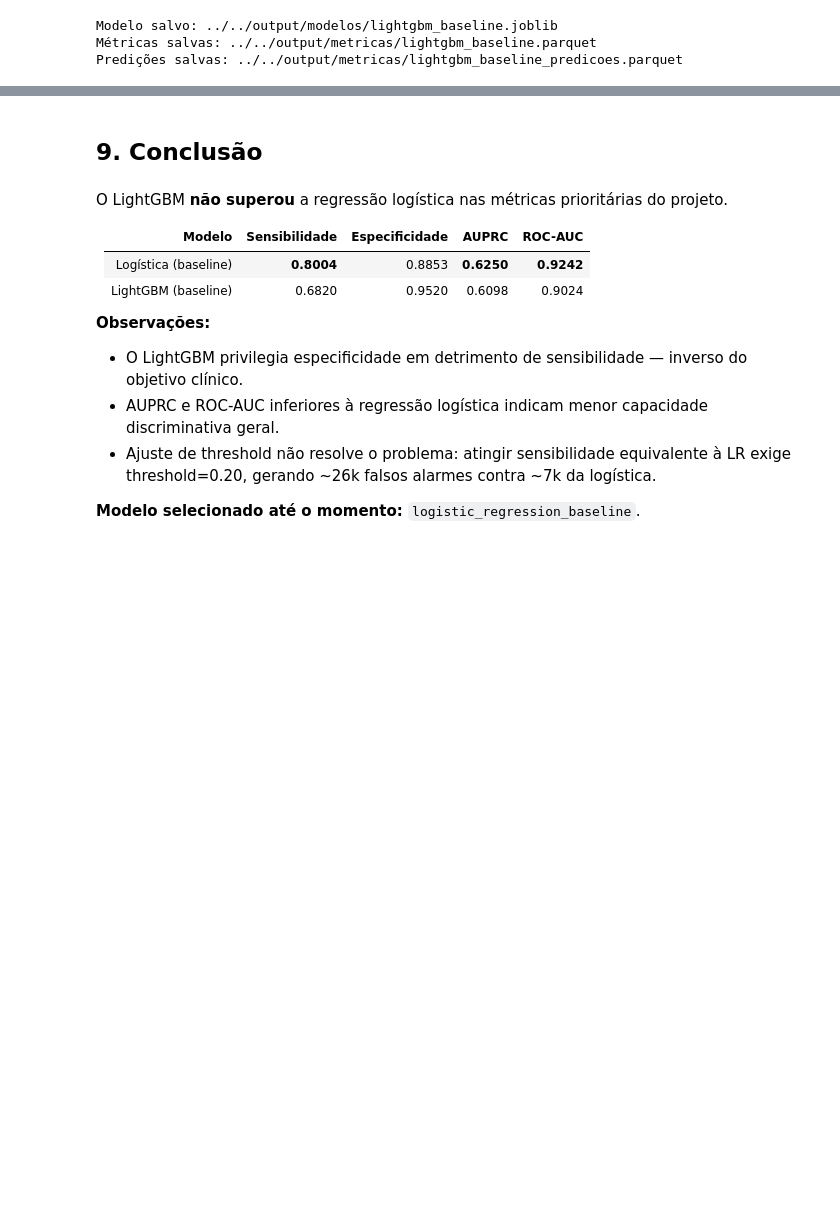
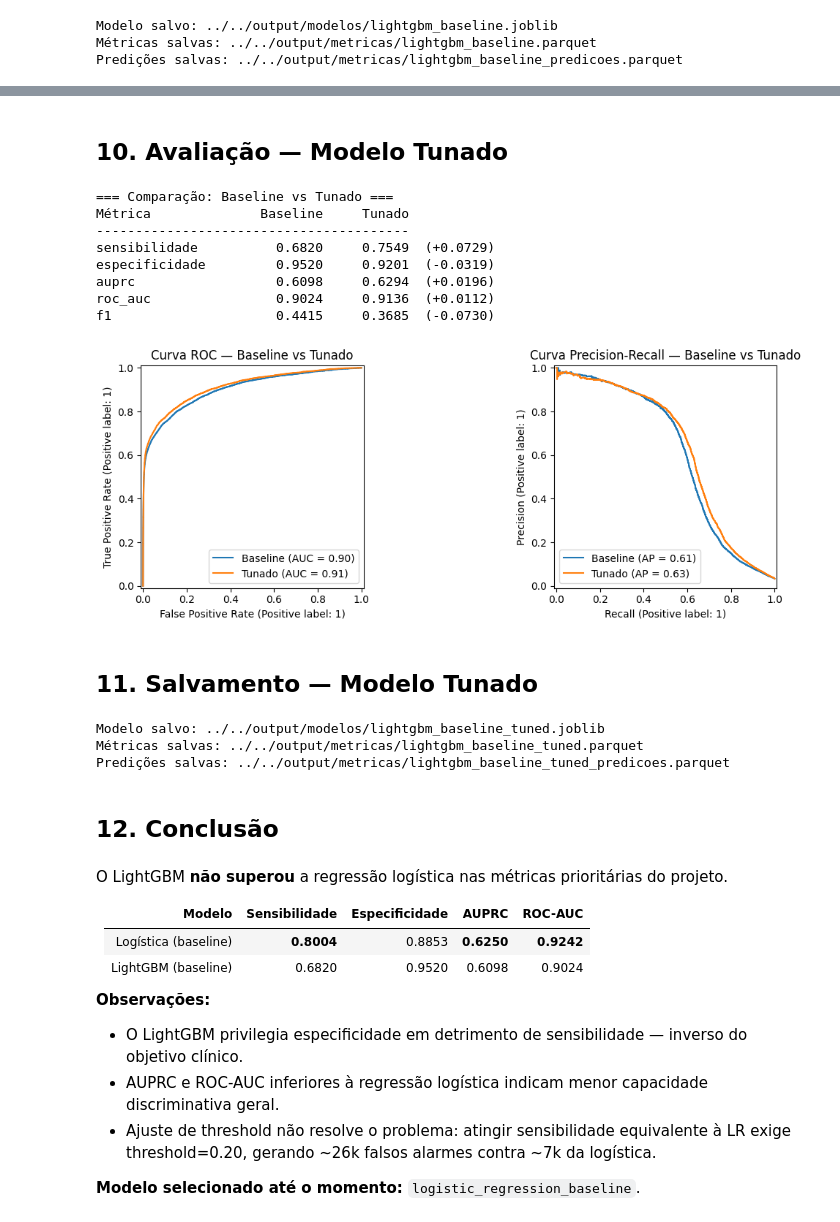
Before and after one commit to jorgedss/iris_study, a Jupyter notebook: notebooks/03_models/lightgbm.ipynb, the cells around one changed output, grey strips where cells are left out. Saved outputs shown, nothing was run; the diff lists cells and outputs as text; code cells hidden in the pictures; blank space fills up the shorter version.

```diff
--- a/notebooks/03_models/lightgbm.ipynb
+++ b/notebooks/03_models/lightgbm.ipynb
@@ -356,5 +427,70 @@ Predições salvas: ../../output/metricas/lightgbm_baseline_predicoes.parquet
+# %% [markdown]
+## 10. Avaliação — Modelo Tunado
+# %%
+pipeline_tuned = grid_search.best_estimator_
+
+proba_tuned = pipeline_tuned.predict_proba(X_test_prep)[:, 1]
+proba_tuned = proba_tuned[y_test.notna().values]
+
+metricas_tuned = calcular_metricas(y_te, proba_tuned)
+
+print('=== Comparação: Baseline vs Tunado ===')
+print(f"{'Métrica':<18} {'Baseline':>10} {'Tunado':>10}")
+print('-' * 40)
+for k in ['sensibilidade', 'especificidade', 'auprc', 'roc_auc', 'f1']:
+    v_base  = metricas[k]
+    v_tuned = metricas_tuned[k]
+    diff    = v_tuned - v_base
+    sinal   = '+' if diff >= 0 else ''
+    print(f'{k:<18} {v_base:>10.4f} {v_tuned:>10.4f}  ({sinal}{diff:.4f})')
+
+fig, axes = plt.subplots(1, 2, figsize=(12, 4))
+RocCurveDisplay.from_predictions(y_te, proba,       ax=axes[0], name='Baseline')
+RocCurveDisplay.from_predictions(y_te, proba_tuned, ax=axes[0], name='Tunado')
+axes[0].set_title('Curva ROC — Baseline vs Tunado')
+
+PrecisionRecallDisplay.from_predictions(y_te, proba,       ax=axes[1], name='Baseline')
+PrecisionRecallDisplay.from_predictions(y_te, proba_tuned, ax=axes[1], name='Tunado')
+axes[1].set_title('Curva Precision-Recall — Baseline vs Tunado')
+plt.tight_layout()
+plt.show()
+# %% [output]
+=== Comparação: Baseline vs Tunado ===
+Métrica              Baseline     Tunado
+----------------------------------------
+sensibilidade          0.6820     0.7549  (+0.0729)
+especificidade         0.9520     0.9201  (-0.0319)
+auprc                  0.6098     0.6294  (+0.0196)
+roc_auc                0.9024     0.9136  (+0.0112)
+f1                     0.4415     0.3685  (-0.0730)
+[figure, added]
+# %% [markdown]
+## 11. Salvamento — Modelo Tunado
+# %%
+DATASET_TUNED = f'{DATASET}_tuned'
+
+model_path_tuned = os.path.join(OUTPUT_MOD, f'{ALGO}_{DATASET_TUNED}.joblib')
+joblib.dump(pipeline_tuned, model_path_tuned)
+print(f'Modelo salvo: {model_path_tuned}')
+
+df_met_tuned = pd.DataFrame([metricas_tuned])
+df_met_tuned['label']       = f'{ALGO}_{DATASET_TUNED}'
+df_met_tuned['dataset']     = DATASET_TUNED
+df_met_tuned['best_params'] = str(grid_search.best_params_)
+met_path_tuned = os.path.join(OUTPUT_MET, f'{ALGO}_{DATASET_TUNED}.parquet')
+df_met_tuned.to_parquet(met_path_tuned, index=False)
+print(f'Métricas salvas: {met_path_tuned}')
+
+df_pred_tuned = pd.DataFrame({'y_true': y_te.values, 'y_proba': proba_tuned})
+pred_path_tuned = os.path.join(OUTPUT_MET, f'{ALGO}_{DATASET_TUNED}_predicoes.parquet')
+df_pred_tuned.to_parquet(pred_path_tuned, index=False)
+print(f'Predições salvas: {pred_path_tuned}')
+# %% [output]
+Modelo salvo: ../../output/modelos/lightgbm_baseline_tuned.joblib
+Métricas salvas: ../../output/metricas/lightgbm_baseline_tuned.parquet
+Predições salvas: ../../output/metricas/lightgbm_baseline_tuned_predicoes.parquet
 # %% [markdown]
-## 9. Conclusão
+## 12. Conclusão
 # %% [markdown]
 O LightGBM **não superou** a regressão logística nas métricas prioritárias do projeto.
 
```
Also changed, not shown: parts of 2 cells of this notebook, 9 other files.
